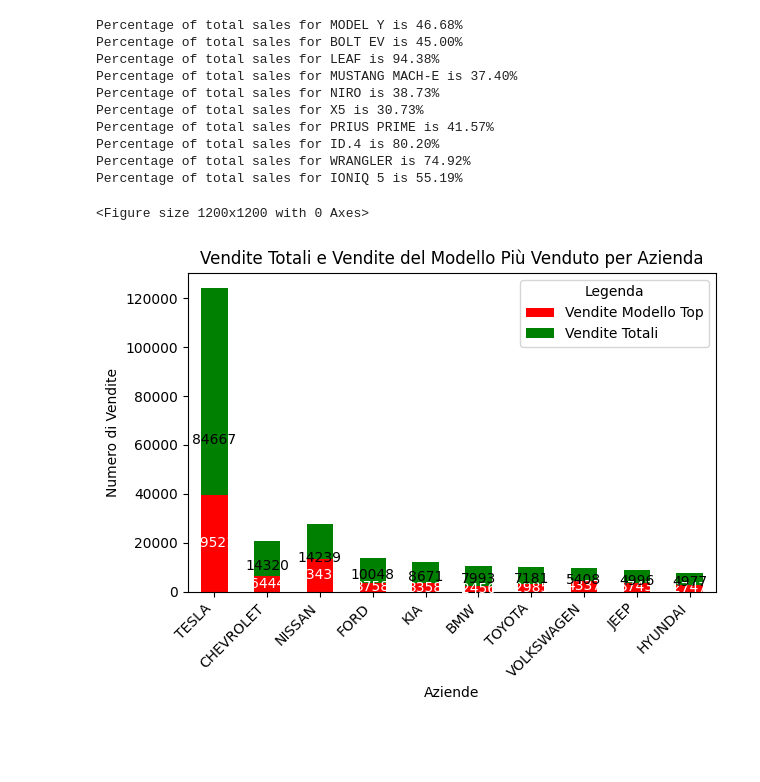
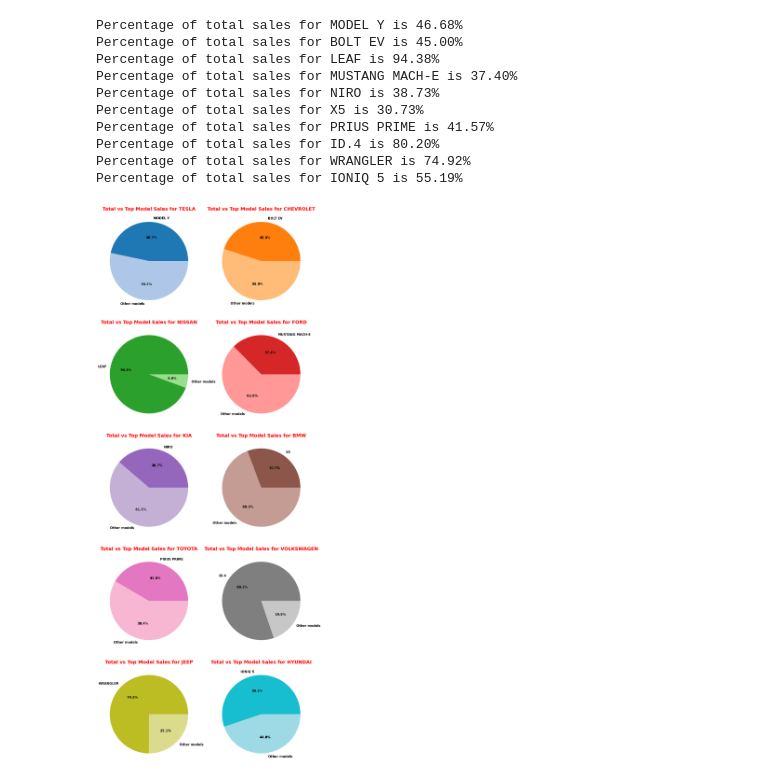
Before and after one commit to letizialanza01/Electric_Vehicles_Project, a Jupyter notebook: Electric_Vehicles_Project.ipynb, the cells around one changed output. Cells and saved outputs as stored; diff of their text form; code cells hidden in the pictures; blank space fills up the shorter version.

Commit message:
adjusting plots

```diff
--- a/Electric_Vehicles_Project.ipynb
+++ b/Electric_Vehicles_Project.ipynb
@@ -190,9 +190,9 @@ import pandas as pd
 import seaborn as sns
 # %%
 #group by 'Make', count occurrences, sort by 'City' in descending order
-grouped_data = electric_vehicles.groupby('Make').count().sort_values(by = 'City', ascending = False)
-companies = grouped_data.index
-values = grouped_data['City'].values
+vehicles_counts_by_name = electric_vehicles.groupby('Make').count().sort_values(by = 'City', ascending = False)
+companies = vehicles_counts_by_name.index
+values = vehicles_counts_by_name['City'].values
 
 #select just the top 10 companies
 top_companies = companies[:10]
@@ -206,7 +206,6 @@ plt.ylabel('Values', fontsize = 12, fontweight = 'bold', color = 'blue')
 plt.title('Which company makes most of the electric vehicles?', fontsize = 18, fontweight = 'bold', color = 'red')
 plt.xticks(rotation = 45, fontsize = 10)
 plt.yticks(fontsize = 10)
-plt.xlabel('Companies')
 plt.grid(axis = 'y', linestyle = '--', alpha = 0.5)
 
 plt.tight_layout()
@@ -230,11 +229,11 @@ HYUNDAI: 4977
 # %%
 #for each top 10 company, find and print the top selling model and its count
 for company in top_companies:
-    data = electric_vehicles[electric_vehicles['Make'] == company]
-    top_model_data = data.groupby('Model').size().sort_values(ascending = False)
-    top_model = top_model_data.index[0]
-    model_count = top_model_data.iloc[0]
-    print(f"The top selling model for {company} is {top_model} with {model_count} units sold")
+    company_data = electric_vehicles[electric_vehicles['Make'] == company]
+    model_sales_counts = company_data.groupby('Model').size().sort_values(ascending = False)
+    top_selling_model = model_sales_counts.index[0]
+    top_selling_model_count = model_sales_counts.iloc[0]
+    print(f"The top selling model for {company} is {top_selling_model} with {top_selling_model_count} units sold")
 # %% [output]
 The top selling model for TESLA is MODEL Y with 39521 units sold
 The top selling model for CHEVROLET is BOLT EV with 6444 units sold
@@ -282,29 +282,36 @@ Percentage of total sales for PRIUS PRIME is 41.57%
 Percentage of total sales for ID.4 is 80.20%
 Percentage of total sales for WRANGLER is 74.92%
 Percentage of total sales for IONIQ 5 is 55.19%
-# %%
-# Imposta i dati per il grafico a barre impilato
-df_plot = df_sales.set_index('Company')[['Top Model Sales', 'Total Sales']]
-
-# Creiamo il grafico a barre impilato
-plt.figure(figsize=(12, 12))
-df_plot.plot(kind='bar', stacked=True, color=['red', 'green'])
-
-# Aggiungi le etichette sopra le barre
-for i, (top_model, total_sales) in enumerate(zip(df_plot['Top Model Sales'], df_plot['Total Sales'])):
-    plt.text(i, top_model / 2, f'{top_model}', ha='center', va='center', color='white', fontsize=10)
-    plt.text(i, top_model + (total_sales - top_model) / 2, f'{total_sales}', ha='center', va='center', color='black', fontsize=10)
-
-# Etichette e titoli
-plt.title('Vendite Totali e Vendite del Modello Più Venduto per Azienda')
-plt.xlabel('Aziende')
-plt.ylabel('Numero di Vendite')
-plt.xticks(rotation=45, ha='right')
-plt.legend(['Vendite Modello Top', 'Vendite Totali'], title='Legenda')
-
-# Mostra il grafico
-plt.tight_layout()
-plt.show()
-# %% [output]
-<Figure size 1200x1200 with 0 Axes>
-[figure, removed]
+# %%
+import matplotlib.cm as cm
+
+#define a colormap to generate distinctive colors
+num_companies = len(top_companies)
+cmap = cm.get_cmap('tab20', num_companies * 2)
+num_cols = 2  #two columns and rows for the plots
+num_rows = (num_companies + 1) // num_cols  #calculate the necessary number of rows
+
+plt.figure(figsize = (12, 6 * num_rows))
+
+for idx, company in enumerate(top_companies):
+    company_data = electric_vehicles[electric_vehicles['Make'] == company]
+    total_sales = company_data.shape[0]
+    model_sales_counts = company_data.groupby('Model').size().sort_values(ascending=False)
+    top_selling_model = model_sales_counts.index[0]
+    top_selling_model_count = model_sales_counts.iloc[0]
+
+    sales_data = [top_selling_model_count, total_sales - top_selling_model_count]  #prepare the data for the pie chart
+    labels = [top_selling_model, 'Other models']
+    colors = [cmap(idx * 2), cmap(idx * 2 + 1)]  #select a pair of distinctive colors for each pie chart
+
+    #create the pie chart for total and top model sales
+    plt.subplot(num_rows, num_cols, idx + 1)
+    plt.pie(sales_data, labels=labels, autopct='%1.1f%%', colors=colors,
+            textprops={'fontsize': 12, 'fontweight': 'bold', 'color': 'black'})
+    plt.title(f'Total vs Top Model Sales for {company}', fontsize = 18, fontweight = 'bold', color = 'red')
+
+plt.subplots_adjust(wspace = 0.3, hspace = 0.4)
+plt.tight_layout()
+plt.show()
+# %% [output]
+[figure, added]
```
Also changed, not shown: parts of 3 cells of this notebook.
